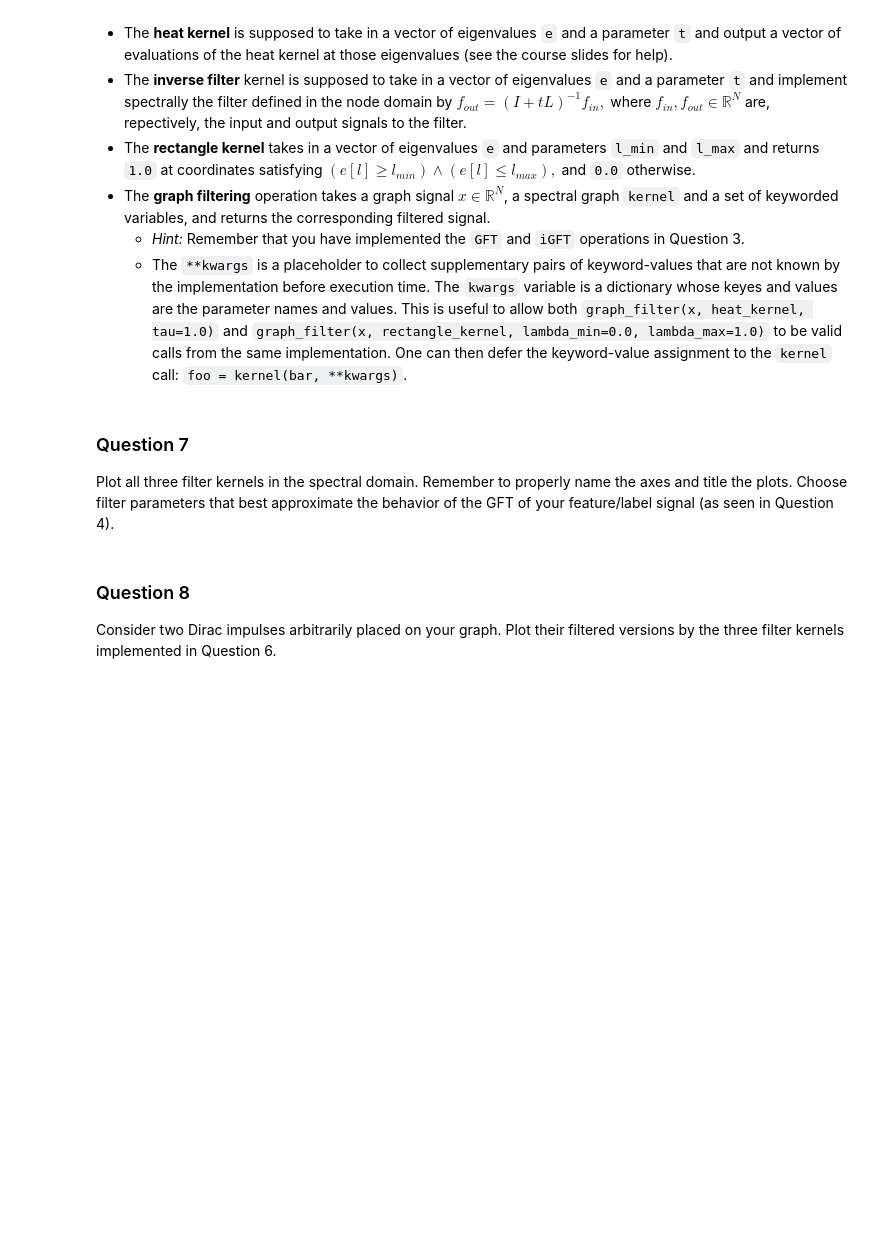
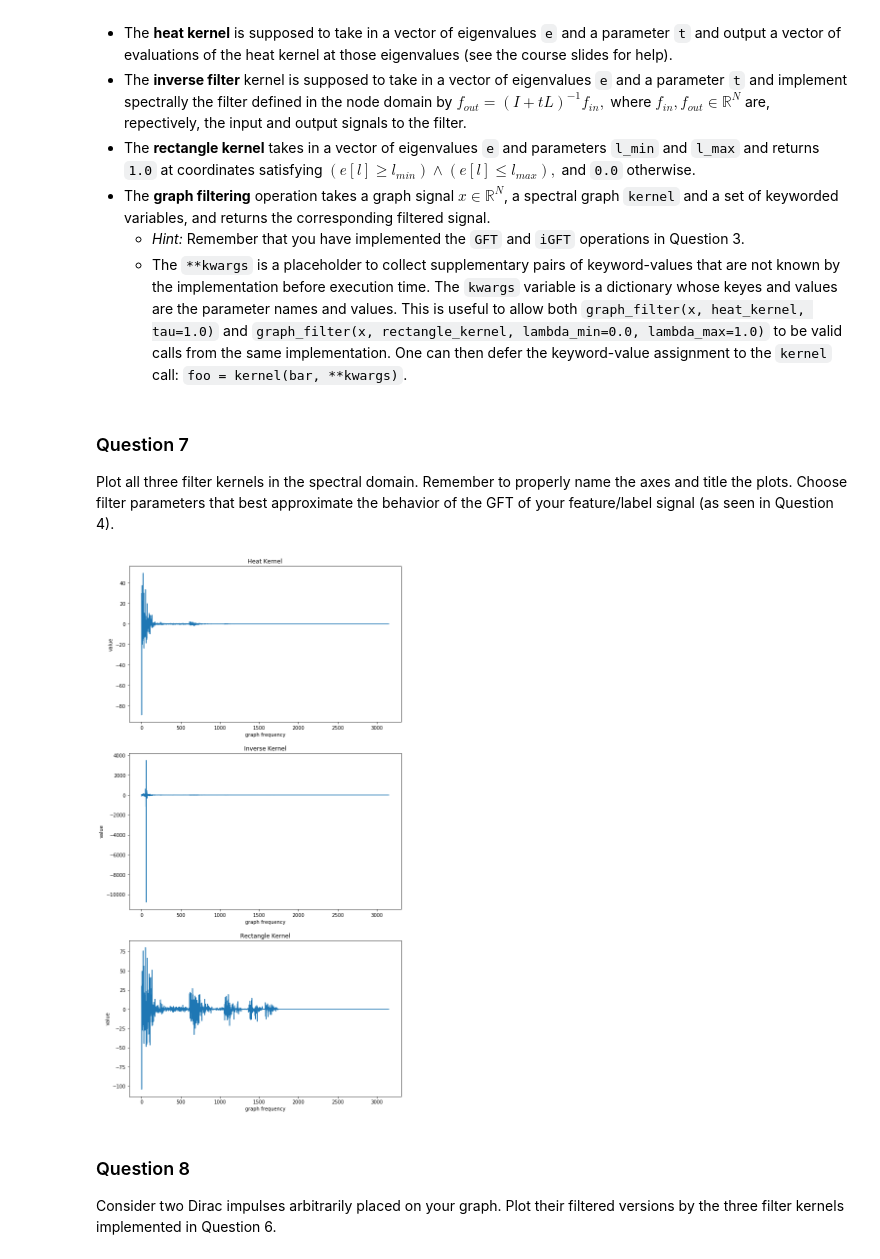
Before and after one commit to rusucosmin/ntp, a Jupyter notebook: 4_graph_signal_processing.ipynb, the cells around one changed output. Drawn from its saved outputs; the diff is of its cells as text; code cells hidden in the pictures; blank space fills up the shorter version.

```diff
--- a/4_graph_signal_processing.ipynb
+++ b/4_graph_signal_processing.ipynb
@@ -231,17 +251,19 @@ Implement the following three filter kernels and the graph filtering operation.
       One can then defer the keyword-value assignment to the `kernel` call: `foo = kernel(bar, **kwargs)`.
 # %%
 def heat_kernel(e, t):
-
-    return  # Your code here.
+    return  np.exp(-t * e)
 
 def inverse_kernel(e, t):
-    return # Your code here.
+    #point to point inversion
+    return 1/(1- t*e)
 
 def rectangle_kernel(e, l_min, l_max):
-    return # Your code here.
+    #is this what they mean?
+    return ((e >= l_min) & (e<= l_max))
 
 def graph_filter(x, kernel, **kwargs):
-    return # Your code here.
+    #compute filtered signal in spectral domain and then return to graph domain
+    return iGFT( GFT(x) * kernel(eigenvalues_sorted, **kwargs))
 # %% [markdown]
 ### Question 7
 
@@ -251,3 +271,33 @@ Plot all three filter kernels in the spectral domain. Remember to properly name
+# %%
+# Your code here.
+
+plt.figure(figsize=(10,20))
+plt.subplot(3,1,1)
+plt.plot(GFT(graph_filter(features_a, heat_kernel, t=2)))
+plt.xlabel("graph frequency")
+plt.ylabel("value")
+plt.title("Heat Kernel")
+
+
+
+plt.subplot(3,1,2)
+plt.plot(GFT(graph_filter(features_a, inverse_kernel, t=2)))
+plt.xlabel("graph frequency")
+plt.ylabel("value")
+plt.title("Inverse Kernel")
+
+
+
+plt.subplot(3,1,3)
+plt.plot(GFT(graph_filter(features_a, rectangle_kernel, l_min=0, l_max=5)))
+plt.xlabel("graph frequency")
+plt.ylabel("value")
+plt.title("Rectangle Kernel")
+
+
+plt.show()
+# %% [output]
+[figure, added]
 # %% [markdown]
 ### Question 8
 
```
Also changed, not shown: parts of 8 cells of this notebook.
